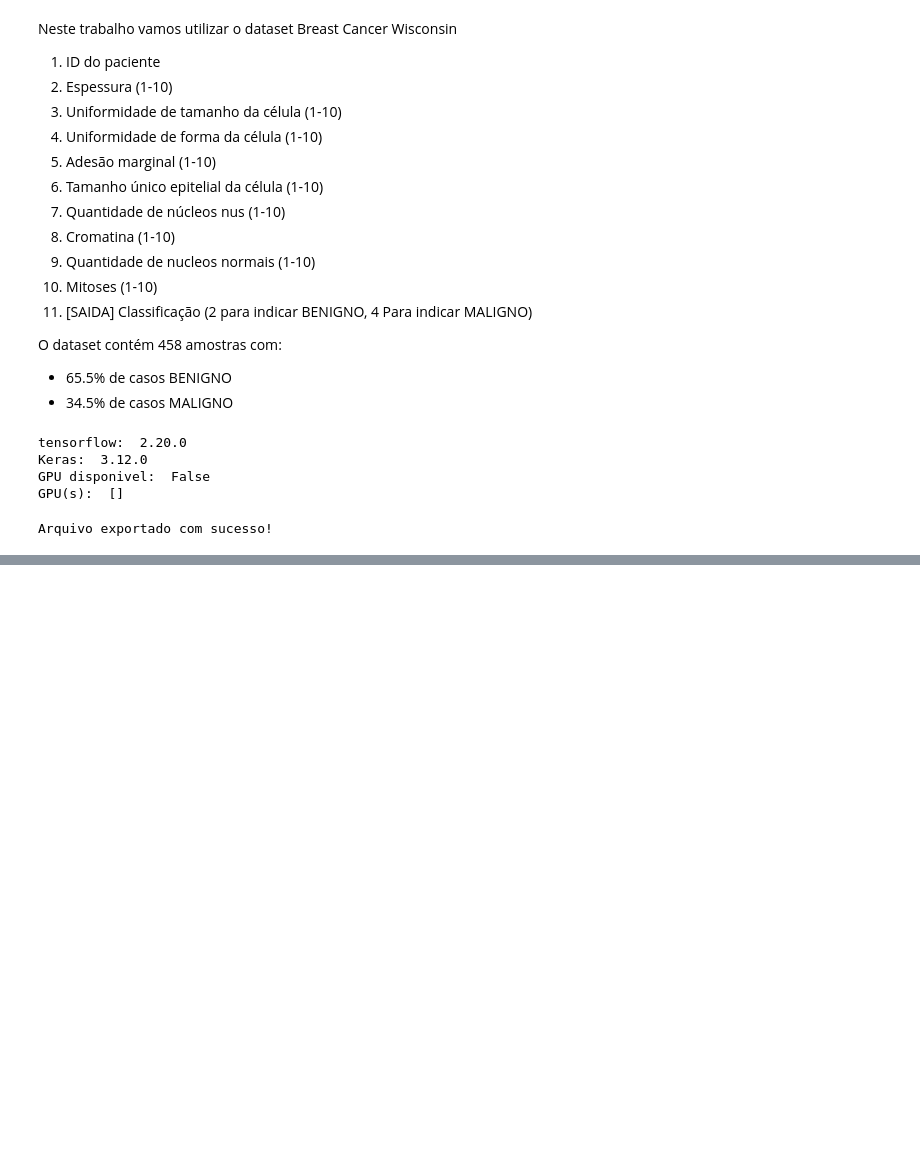
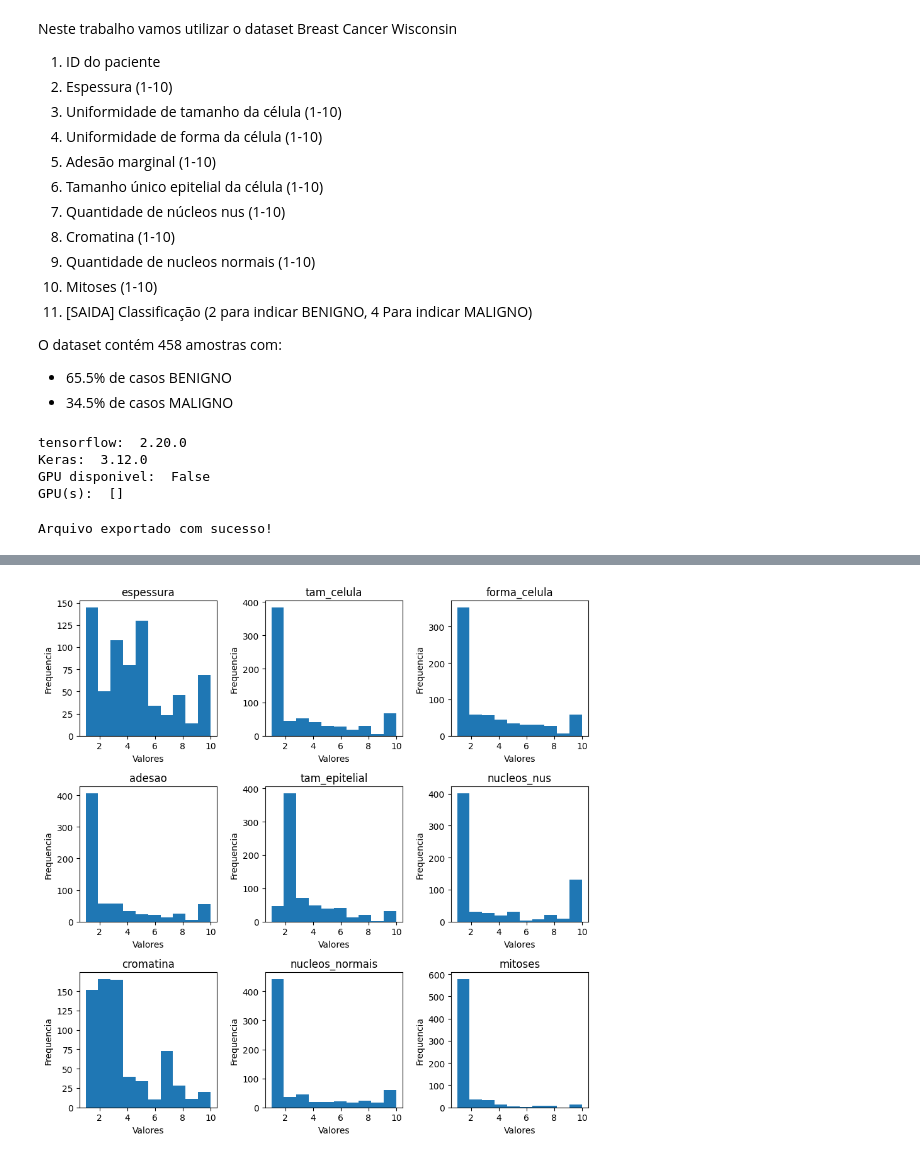
Before and after one commit to CesaoW/Redes_Neurais, a Jupyter notebook: deep_neural_network/DNN_breast_cancer.ipynb, the cells around one changed output, grey strips where cells are left out. Saved outputs shown, nothing was run; the diff lists cells and outputs as text; code cells hidden in the pictures; blank space fills up the shorter version.

```diff
--- a/deep_neural_network/DNN_breast_cancer.ipynb
+++ b/deep_neural_network/DNN_breast_cancer.ipynb
@@ -121,3 +121,7 @@ data = data.astype(float)
 
 # converte o codigo do diagnostico
 data = data.assign(diagnostico = data['diagnostico'].replace({2:0, 4:1}))
+
+# nomeia as entradas e saidas
+x_names = data.columns[:-1].tolist()
+y_names = data.columns[-1:].tolist()
@@ -123,0 +225,15 @@ data = data.assign(diagnostico = data['diagnostico'].replace({2:0, 4:1}))
+# %%
+fig, axs = plt.subplots(3, 3, figsize=(9,9), tight_layout=True)
+
+for i, column in enumerate(x_names):
+    row = i // 3 # linha atual
+    col = i % 3 # coluna atual
+
+    axs[row, col].hist(data[column], bins=10)
+    axs[row, col].set_title(column)
+    axs[row, col].set_xlabel('Valores')
+    axs[row, col].set_ylabel('Frequencia')
+
+plt.show()
+# %% [output]
+[figure, added]
```
Also changed, not shown: parts of 26 cells of this notebook, 2 other files.
